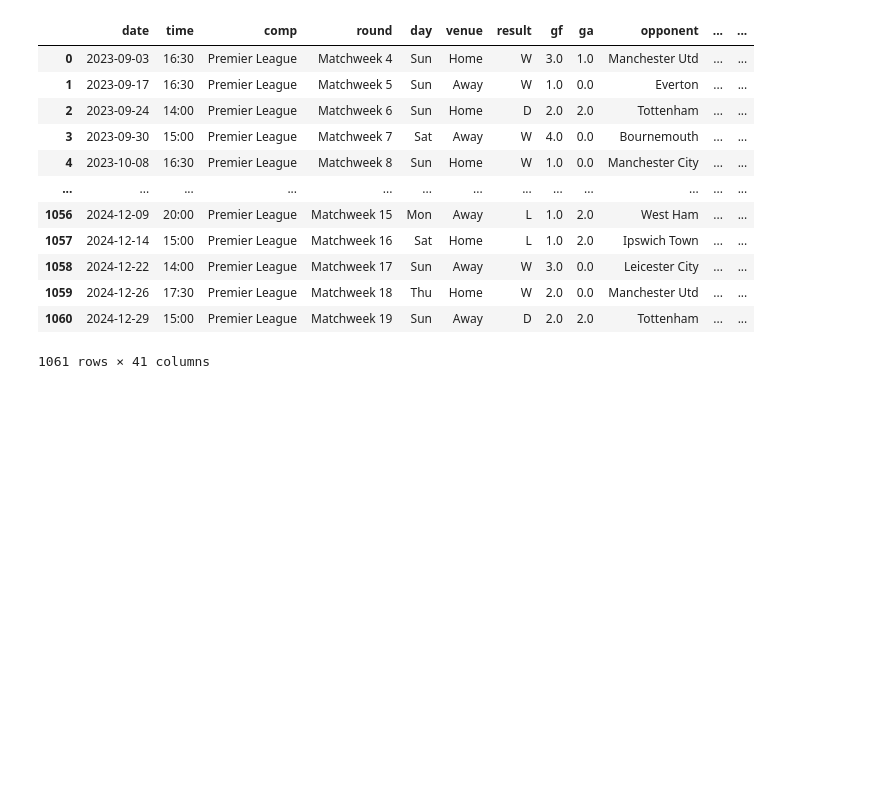
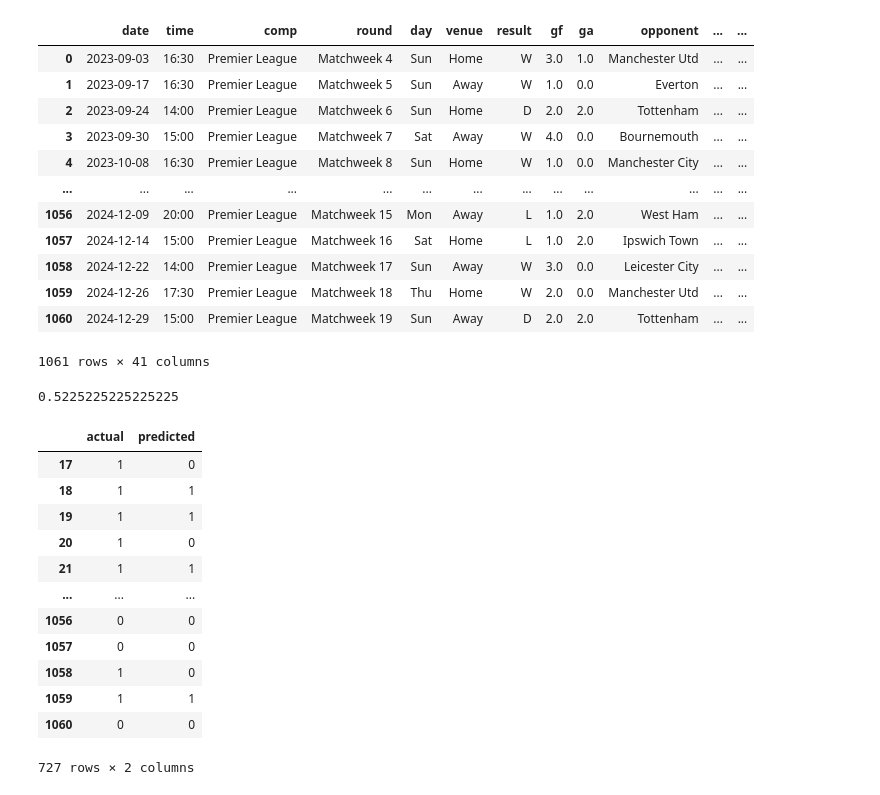
Before and after one commit to Mjara19/Soccer-Match-Winner-Predictor, a Jupyter notebook: predictor.ipynb, the cells around one changed output. Drawn from its saved outputs; the diff is of its cells as text; code cells hidden in the pictures; blank space fills up the shorter version.

```diff
--- a/predictor.ipynb
+++ b/predictor.ipynb
@@ -226,0 +238,20 @@ matches_rolling
+# %%
+precision
+# %% [output]
+0.5225225225225225
+# %%
+combined
+# %% [output]
+|  | actual | predicted |
+| 17 | 1 | 0 |
+| 18 | 1 | 1 |
+| 19 | 1 | 1 |
+| 20 | 1 | 0 |
+| 21 | 1 | 1 |
+| ... | ... | ... |
+| 1056 | 0 | 0 |
+| 1057 | 0 | 0 |
+| 1058 | 1 | 0 |
+| 1059 | 1 | 1 |
+| 1060 | 0 | 0 |
+727 rows × 2 columns
```
Also changed, not shown: parts of 9 cells of this notebook.
